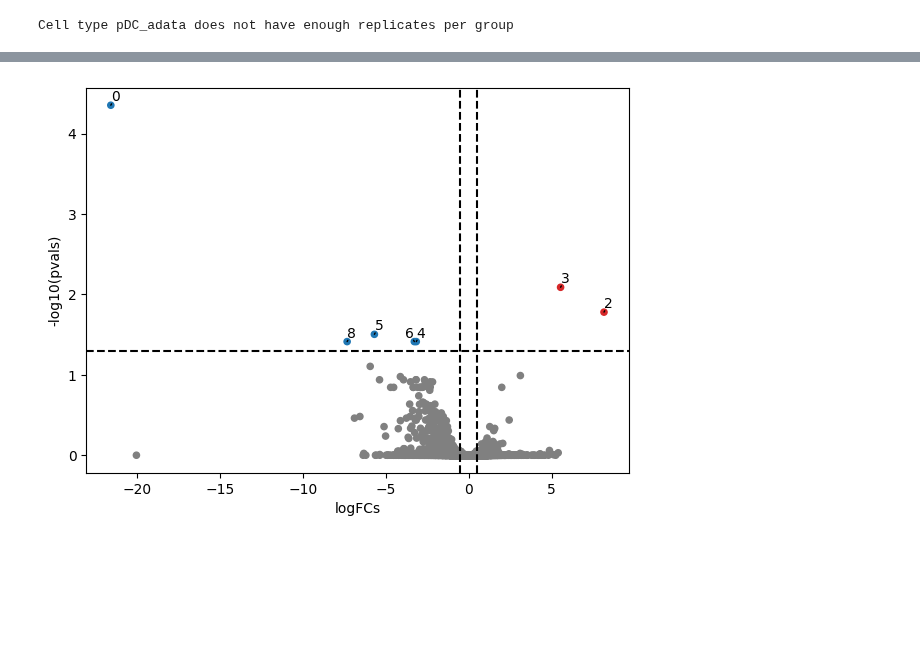
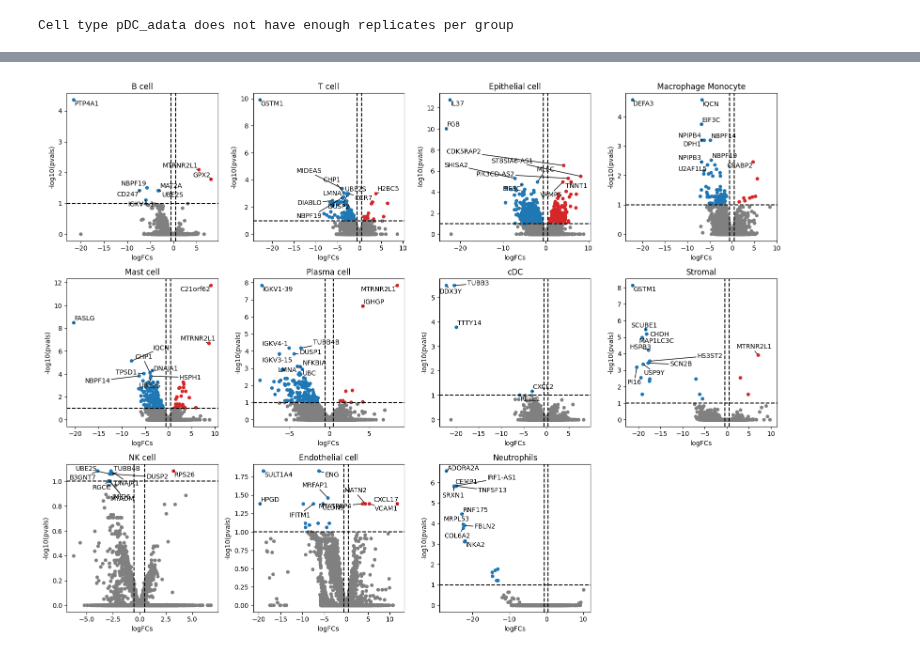
Before and after one commit to icbi-lab/atlas_protocol, a Jupyter notebook: docs/notebooks/06_differential_expression.ipynb, the cells around one changed output, grey strips where cells are left out. Drawn from its saved outputs; the diff is of its cells as text; code cells hidden in the pictures; blank space fills up the shorter version.

Commit message:
Plots in progress

```diff
--- a/docs/notebooks/06_differential_expression.ipynb
+++ b/docs/notebooks/06_differential_expression.ipynb
@@ -214,0 +259,14 @@ df
+# %%
+# Concat and build the stat matrix
+for contrast in contrasts:
+    stat_mat = (
+        pd.concat(
+            [res.loc[:, ["stat"]].rename(columns={"stat": ct}) for ct, res in contrast["de_res"].items()],
+            axis=1,
+            sort=True,
+        )
+        .fillna(0)
+        .T
+    )
+    contrast["stat_mat"] = stat_mat
+    display(stat_mat)
@@ -214,0 +287,3 @@ df
+# %%
+logFCs = contrast["lfc_mat"]
+logFCs
@@ -215,8 +338,57 @@ df
 # %%
-path = deseq_resdir + "/"+ "LUSC_vs_LUAD_B_cell_adata_DESeq2_result.tsv"
-df = pd.read_csv(path,sep = "\t")
-df = df.rename(columns={"gene_id":"GeneName"})
-df.set_index(["GeneName"])
-dc.plot_volcano_df(df, x='log2FoldChange', y='padj', top=20)
+# Define transcription factors of interest
+tf_of_interest = ["PTP4A1"]
+
+for contrast in contrasts:
+    # Extract logFCs and pvals
+    logFCs = contrast["lfc_mat"]
+    pvals = contrast["fdr_mat"]
+    #tf_pvals = contrast["tf_pvals"]
+
+    # get sig ct for tfoi
+    n_sig = 0
+    sig_tf = {}
+    cell_type = list(logFCs.index)
+    for ct in cell_type:
+        for tfoi in tf_of_interest:
+                if tfoi not in sig_tf:
+                    sig_tf[tfoi] = []
+                sig_tf[tfoi].append({"ct": ct, "tf": tfoi})
+                n_sig += 1
+
+    # generate a volcano plot panel for each transcription factor of interest:
+    # the panels show volcano plots for each celltype in which there is a
+    # signigicant transcription factor activity
+    for tf in sig_tf.keys():
+        n_sig = len(sig_tf[tf])
+
+        # Calculate nrows based on ncol
+        ncols = 4 if n_sig >= 4 else n_sig
+        nrows = int(np.ceil(n_sig / ncols))
+
+        # Initialize the figure panel
+        fig, axs = plt.subplots(nrows=nrows, ncols=ncols, figsize=(ncols * 4, nrows * 4))
+        empty_axs = axs.flatten()
+        axs = [{"ct_tf": ct_tf, "ax": ax} for ct_tf, ax in zip(sig_tf[tf], axs.flatten())]
+
+        for ax in axs:
+            dc.plot_volcano(
+                logFCs,
+                pvals,
+                ax["ct_tf"]["ct"],
+                name=ax["ct_tf"]["tf"],
+                top=10,
+                sign_thr=0.1,
+                lFCs_thr=0.5,
+                return_fig=False,
+                ax=ax["ax"],
+            )
+
+        # set empty axes invisible
+        for ax in range(len(axs), len(empty_axs)):
+            empty_axs[ax].set_visible(False)
+
+        plt.tight_layout()
+        plt.show()
 # %% [output]
-[figure, old version]
+[figure, new version]
```
Also changed, not shown: parts of 25 cells of this notebook.
